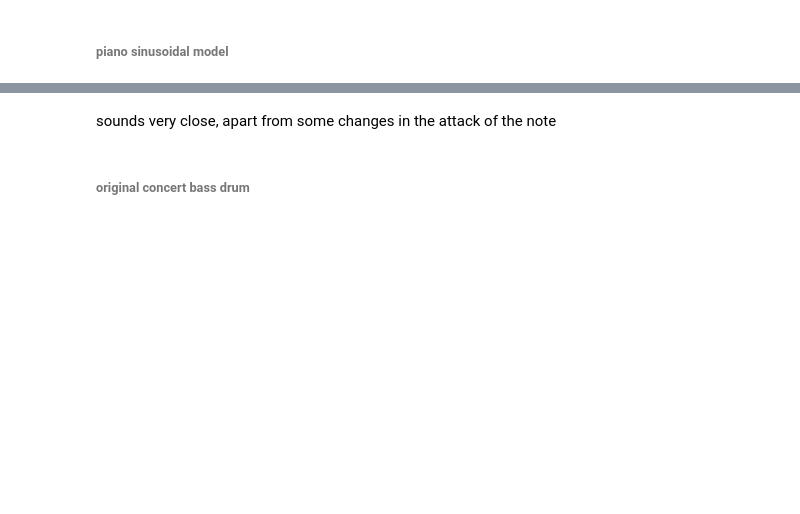
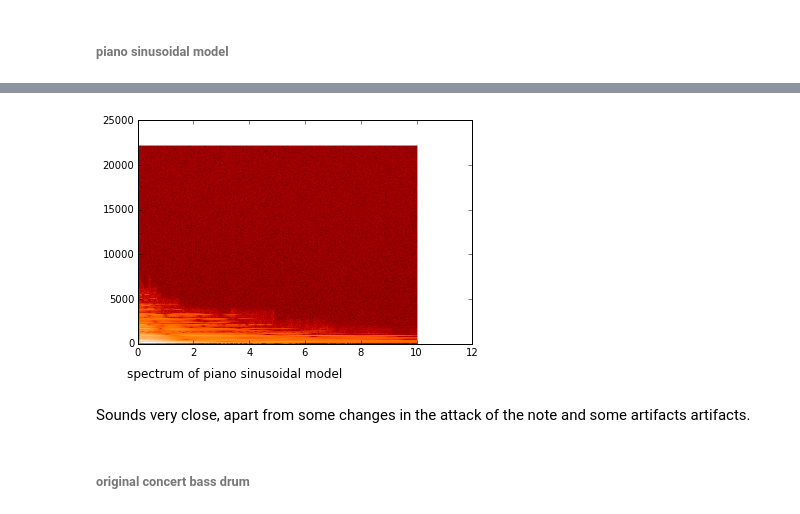
Before and after one commit to matzewagner/python, a Jupyter notebook: 201A_Final_Project.ipynb, the cells around one changed output, grey strips where cells are left out. Saved outputs shown, nothing was run; the diff lists cells and outputs as text; code cells hidden in the pictures; blank space fills up the shorter version.

```diff
--- a/201A_Final_Project.ipynb
+++ b/201A_Final_Project.ipynb
@@ -76,8 +83,15 @@ h1 = HTML("""<iframe width="30%" height="100" scrolling="no" frameborder="no" sr
 display(h1)
 # %% [output]
 [interactive output not drawn]
+# %%
+sr, sample2 = wavfile.read('piano_c2_synth.wav')
+Pxx, freqs, bins, im = specgram(sample2, 1024, Fs=sr, noverlap=1, cmap=cm.gist_heat)
+figtext(0.1, 0.01, 'spectrum of piano sinusoidal model', fontsize=12)
+show()
+# %% [output]
+[figure, added]
 # %% [markdown]
-sounds very close, apart from some changes in the attack of the note
+Sounds very close, apart from some changes in the attack of the note and some artifacts artifacts.
 # %% [markdown]
 ###### original concert bass drum
 # %%
```
Also changed, not shown: parts of 25 cells of this notebook.
